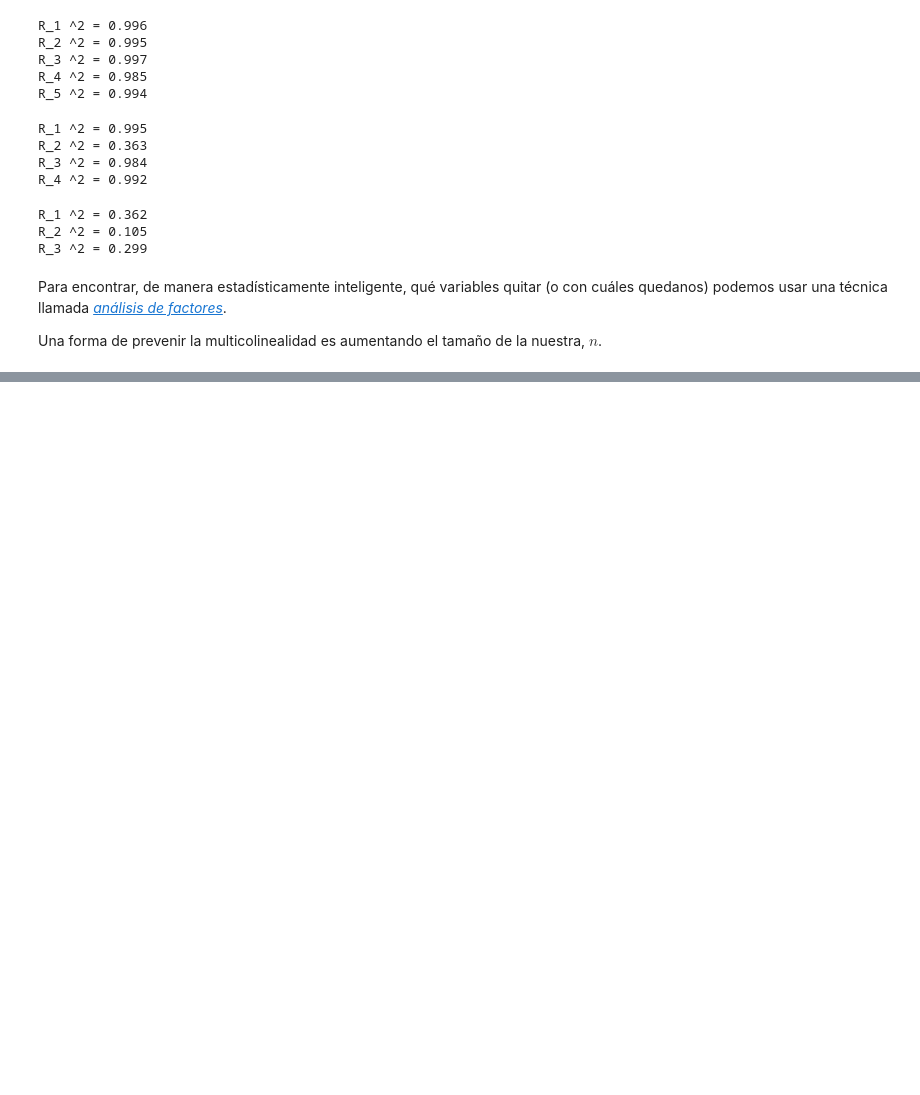
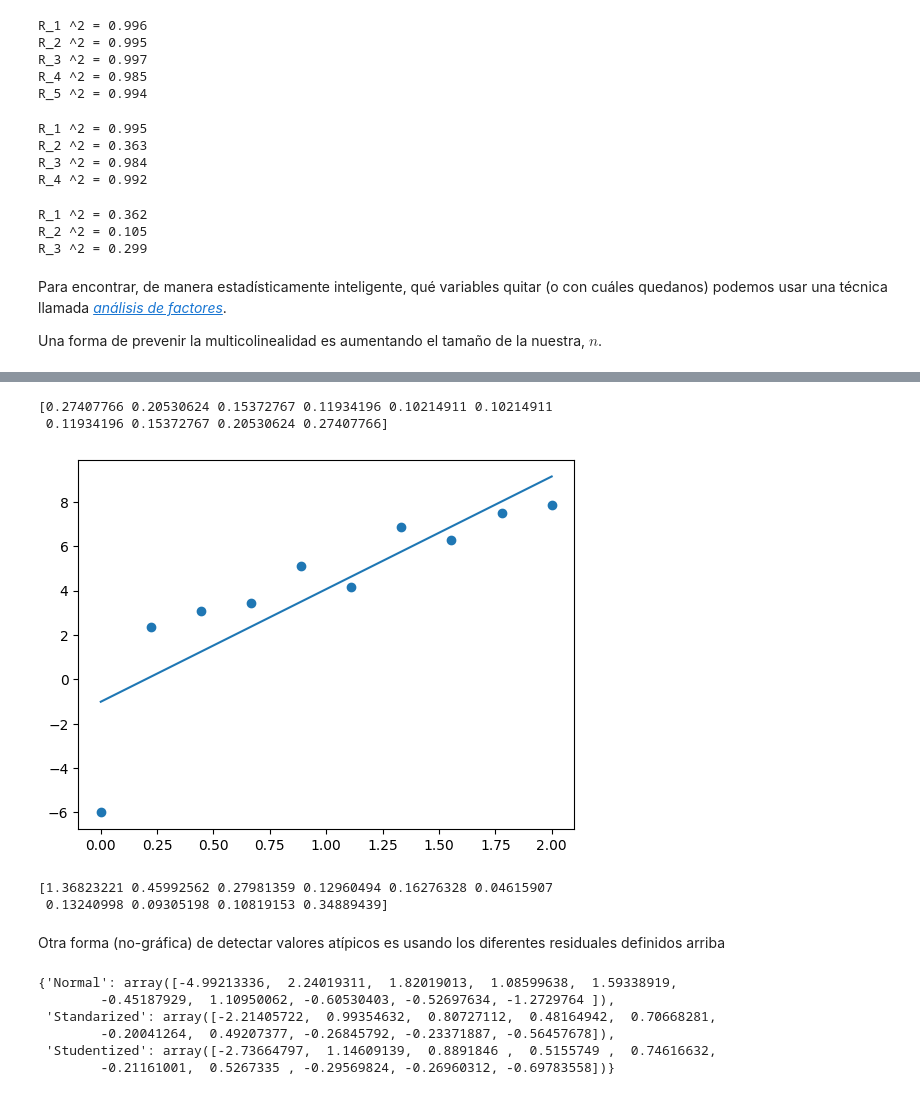
Before and after one commit to ivannpy/estadistica2_2023-2, a Jupyter notebook: MultipleRegression/RegresionMultiple.ipynb, the cells around one changed output, grey strips where cells are left out. Cells and saved outputs as stored; diff of their text form; code cells hidden in the pictures; blank space fills up the shorter version.

```diff
--- a/MultipleRegression/RegresionMultiple.ipynb
+++ b/MultipleRegression/RegresionMultiple.ipynb
@@ -1564,0 +1633,22 @@ Una forma de prevenir la multicolinealidad es aumentando el tamaño de la nuestr
+# %%
+laverages = compute_laverages(x_out)
+print(laverages)
+# %% [output]
+[0.27407766 0.20530624 0.15372767 0.11934196 0.10214911 0.10214911
+ 0.11934196 0.15372767 0.20530624 0.27407766]
+# %%
+results_out = sm.OLS(y_out, sm.add_constant(x_out)).fit()
+y_pred = predictor(results_out.model.exog, results_out.params)
+# %%
+plt.scatter(x_out, y_out)
+plt.plot(x_out, y_pred);
+# %% [output]
+[figure, added]
+# %%
+# Importancias
+print( np.abs((y_out - y_pred)) * laverages)
+# %% [output]
+[1.36823221 0.45992562 0.27981359 0.12960494 0.16276328 0.04615907
+ 0.13240998 0.09305198 0.10819153 0.34889439]
+# %% [markdown]
+Otra forma (no-gráfica) de detectar valores atípicos es usando los diferentes residuales definidos arriba
@@ -1564,0 +1674,9 @@ Una forma de prevenir la multicolinealidad es aumentando el tamaño de la nuestr
+# %%
+residuals_out
+# %% [output]
+{'Normal': array([-4.99213336,  2.24019311,  1.82019013,  1.08599638,  1.59338919,
+        -0.45187929,  1.10950062, -0.60530403, -0.52697634, -1.2729764 ]),
+ 'Standarized': array([-2.21405722,  0.99354632,  0.80727112,  0.48164942,  0.70668281,
+        -0.20041264,  0.49207377, -0.26845792, -0.23371887, -0.56457678]),
+ 'Studentized': array([-2.73664797,  1.14609139,  0.8891846 ,  0.5155749 ,  0.74616632,
+        -0.21161001,  0.5267335 , -0.29569824, -0.26960312, -0.69783558])}
```
Also changed, not shown: parts of 29 cells of this notebook.
